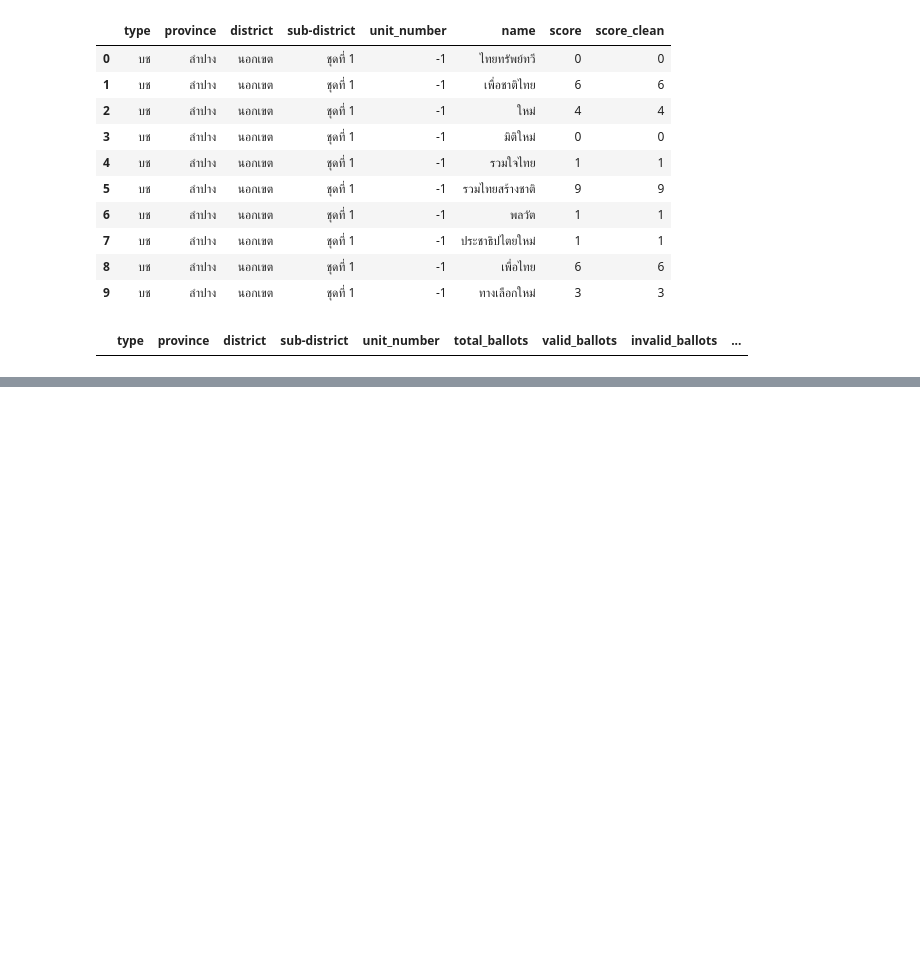
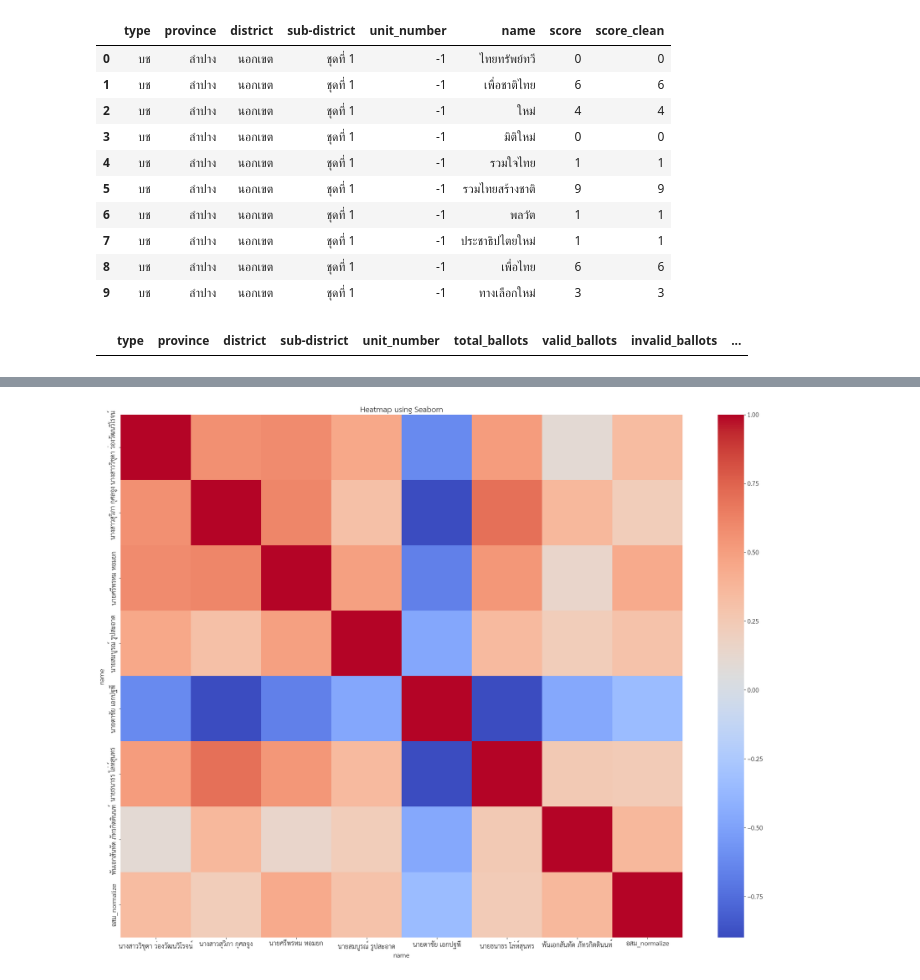
Before and after one commit to PhoengZ/lampang-area2-analyze, a Jupyter notebook: phao-analyze/correlate_osm2tumbon.ipynb, the cells around one changed output, grey strips where cells are left out. Cells and saved outputs as stored; diff of their text form; code cells hidden in the pictures; blank space fills up the shorter version.

```diff
--- a/phao-analyze/correlate_osm2tumbon.ipynb
+++ b/phao-analyze/correlate_osm2tumbon.ipynb
@@ -196,0 +263,3 @@ df_1.to_csv("../master_summary1.csv", index=False)
+# %%
+results_groupby['อสม'] = df_osm['จำนวนจิตอาสารวม']
+results_groupby
@@ -196,0 +286,26 @@ df_1.to_csv("../master_summary1.csv", index=False)
+# %%
+people_names = [
+    "นางสาววิชุดา ว่องวัฒนวิโรจน์",
+    "นางสาวสุวิภา กุศลจูง",
+    "นายศรีพรหม หอมยก",
+    "นายสมบูรณ์ รูปสะอาด",
+    "นายดาชัย เอกปฐพี",
+    "นายธนาธร โล่ห์สุนทร",
+    "พันเอกสันทัด ภัทรกิตตินนท์",
+]
+party2number = dict()
+with open("../partys_lists_number.txt", 'r', encoding="utf-8") as f:
+    party_names = []
+    for line in f:
+        if line.strip() == "":continue
+        num, party = line.strip().split(":")
+        num = int(num.strip().split()[1])
+        party = party.strip().removeprefix("พรรค")
+        party_names.append(party)
+        party2number[party] = num
+for i in range(1,8):
+    party2number[people_names[i-1]] = i
+# %%
+results_groupby[people_names] = results_groupby[people_names].div(results_groupby['valid_ballots_khet'], axis=0)
+results_groupby[party_names] = results_groupby[party_names].div(results_groupby['valid_ballots_party'], axis=0)
+results_groupby["อสม_normalize"] = results_groupby['อสม']/1000
@@ -196,0 +334,4 @@ df_1.to_csv("../master_summary1.csv", index=False)
+# %%
+# รวมคอลัมน์ที่ต้องการเช็ค
+df_final = results_groupby[people_names + party_names + ['อสม_normalize']]
+df_final.head()
@@ -196,0 +347,9 @@ df_1.to_csv("../master_summary1.csv", index=False)
+# %%
+plt.figure(figsize=(28,21))
+
+sns.heatmap(df_final[people_names + ["อสม_normalize"]].corr(),cmap='coolwarm')
+
+plt.title("Heatmap using Seaborn")
+plt.show()
+# %% [output]
+[figure, added]
```
Also changed, not shown: parts of 21 cells of this notebook, 2 other files.
